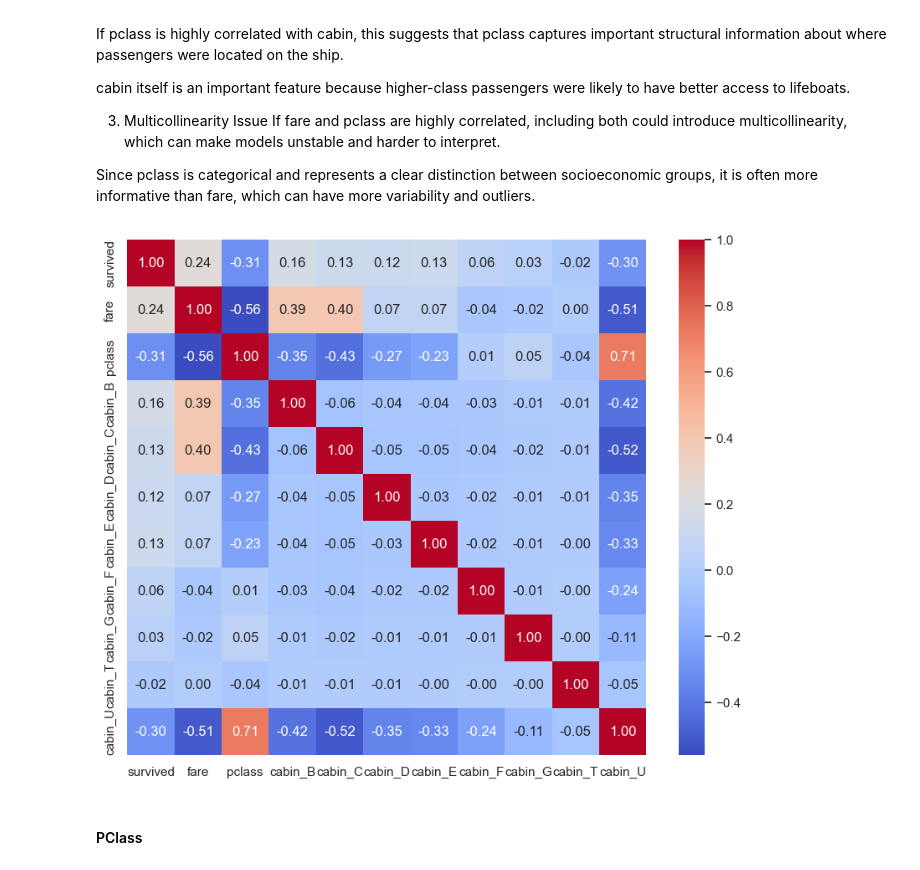
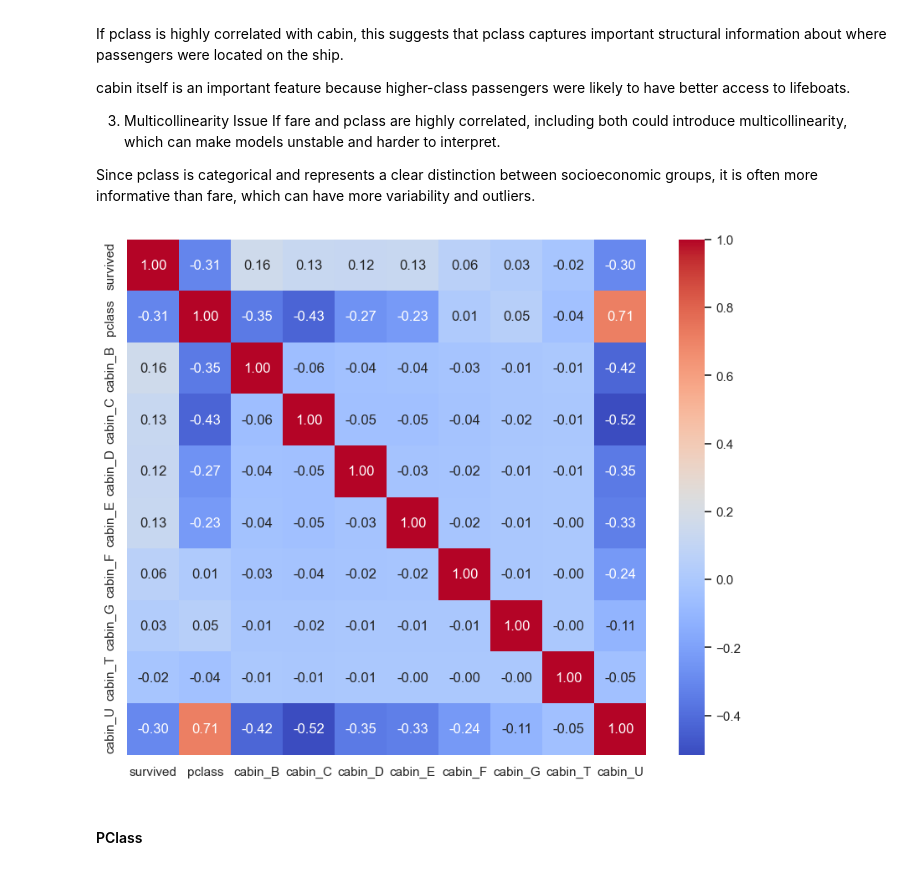
Before and after one commit to fedecaselli/ML-fundamentals-2025, a Jupyter notebook: AssignmentI/assignment_1_<Federica_Caselli[Caselli]>.ipynb, the cells around one changed output. Saved outputs shown, nothing was run; the diff lists cells and outputs as text; code cells hidden in the pictures.

```diff
--- a/AssignmentI/assignment_1_<Federica_Caselli[Caselli]>.ipynb
+++ b/AssignmentI/assignment_1_<Federica_Caselli[Caselli]>.ipynb
@@ -1239,23 +1240,23 @@ If fare and pclass are highly correlated, including both could introduce multico
 
 Since pclass is categorical and represents a clear distinction between socioeconomic groups, it is often more informative than fare, which can have more variability and outliers.
 # %%
-selected_columns = ['survived', 'fare', 'pclass']
+selected_columns = ['survived', 'pclass']
 selected_columns += [col for col in df.columns if col.startswith('cabin_')]
 
 df_selected = df[selected_columns]
 
 # Calcular la matriz de correlación entre las columnas seleccionadas
 correlation_matrix = df_selected.corr()
 
 # Visualizar la matriz de correlación con un heatmap
 import seaborn as sns
 import matplotlib.pyplot as plt
 
 plt.figure(figsize=(10, 8))
 sns.heatmap(correlation_matrix, annot=True, cmap='coolwarm', fmt='.2f')
 plt.show()
 # %% [output]
-[figure, old version]
+[figure, new version]
 # %% [markdown]
 #### PClass
 # %%
```
Also changed, not shown: parts of 2 cells of this notebook.
